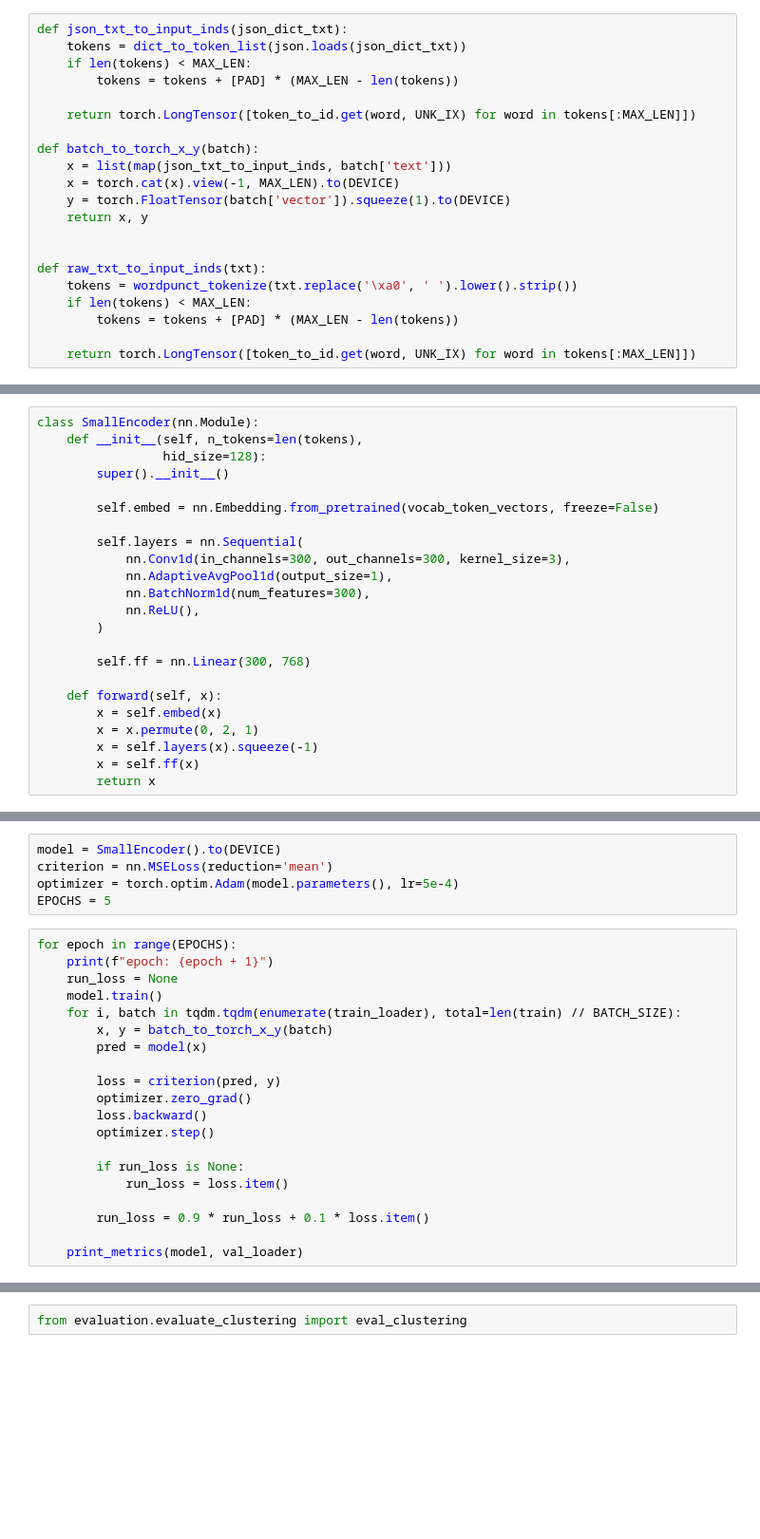
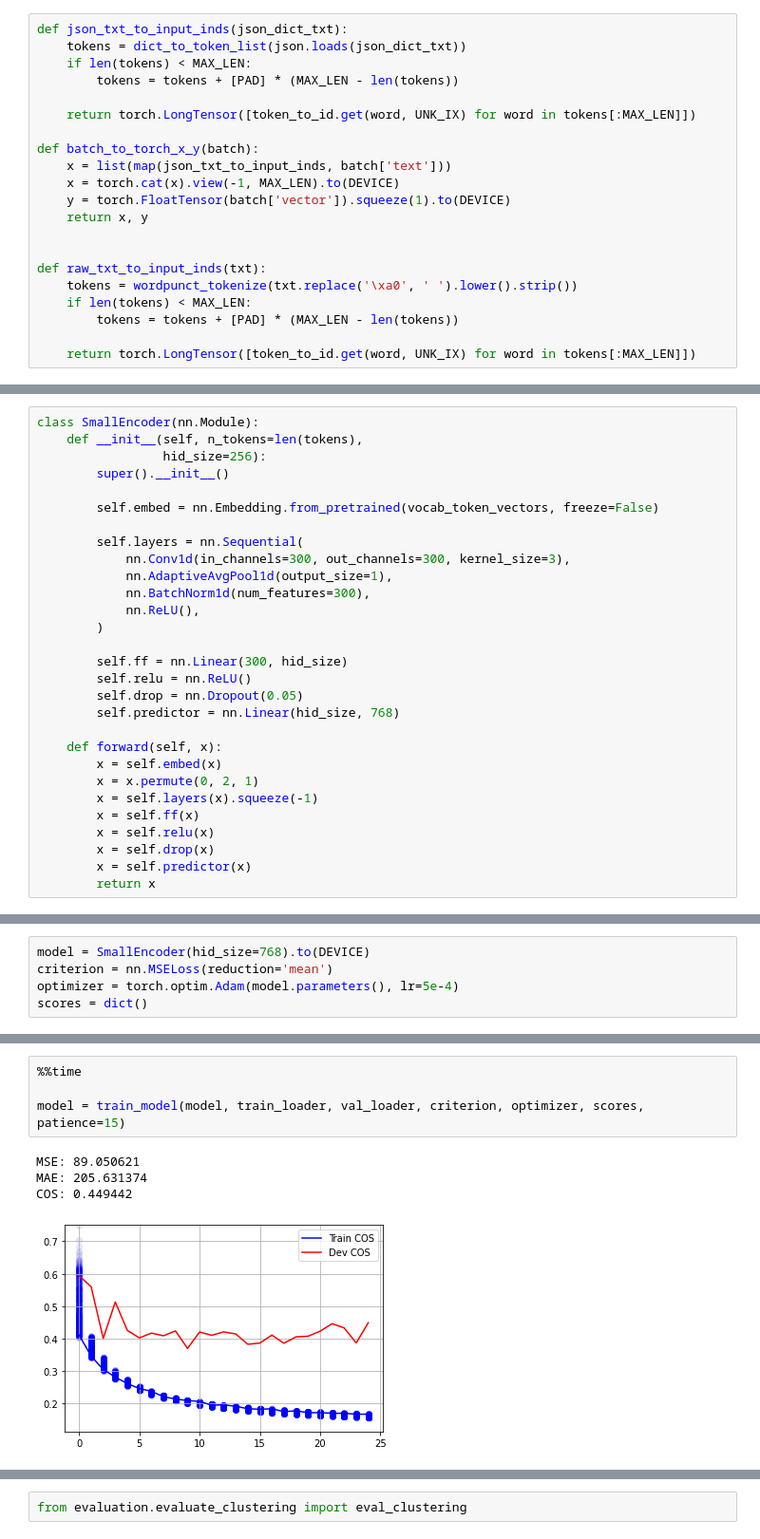
Before and after one commit to wilfreddesert/headline_generation, a Jupyter notebook: src/Clustering/train_small.ipynb, the cells around one changed output, grey strips where cells are left out. Shown at 95% size. Saved outputs shown, nothing was run; the diff lists cells and outputs as text; blank space fills up the shorter version.

Commit message:
eval small encoder

```diff
--- a/src/Clustering/train_small.ipynb
+++ b/src/Clustering/train_small.ipynb
@@ -160,7 +169,7 @@ def print_metrics(model, data_loader, batch_size=256):
 # %%
 class SmallEncoder(nn.Module):
     def __init__(self, n_tokens=len(tokens),
-                 hid_size=128):
+                 hid_size=256):
         super().__init__()
 
         self.embed = nn.Embedding.from_pretrained(vocab_token_vectors, freeze=False)
@@ -172,11 +181,17 @@ class SmallEncoder(nn.Module):
             nn.ReLU(),
         )
 
-        self.ff = nn.Linear(300, 768)
+        self.ff = nn.Linear(300, hid_size)
+        self.relu = nn.ReLU()
+        self.drop = nn.Dropout(0.05)
+        self.predictor = nn.Linear(hid_size, 768)
 
     def forward(self, x):
         x = self.embed(x)
         x = x.permute(0, 2, 1)
         x = self.layers(x).squeeze(-1)
         x = self.ff(x)
+        x = self.relu(x)
+        x = self.drop(x)
+        x = self.predictor(x)
         return x
@@ -183,25 +264,5 @@ class SmallEncoder(nn.Module):
 # %%
-model = SmallEncoder().to(DEVICE)
+model = SmallEncoder(hid_size=768).to(DEVICE)
 criterion = nn.MSELoss(reduction='mean')
 optimizer = torch.optim.Adam(model.parameters(), lr=5e-4)
-EPOCHS = 5
+scores = dict()
-# %%
-for epoch in range(EPOCHS):
-    print(f"epoch: {epoch + 1}")
-    run_loss = None
-    model.train()
-    for i, batch in tqdm.tqdm(enumerate(train_loader), total=len(train) // BATCH_SIZE):
-        x, y = batch_to_torch_x_y(batch)
-        pred = model(x)
-
-        loss = criterion(pred, y)
-        optimizer.zero_grad()
-        loss.backward()
-        optimizer.step()
-
-        if run_loss is None:
-            run_loss = loss.item()
-
-        run_loss = 0.9 * run_loss + 0.1 * loss.item()
-
-    print_metrics(model, val_loader)
@@ -228,0 +269,9 @@ Cosine loss: 14.48609
+# %%
+%%time
+
+model = train_model(model, train_loader, val_loader, criterion, optimizer, scores, patience=15)
+# %% [output]
+MSE: 89.050621
+MAE: 205.631374
+COS: 0.449442
+[figure, added]
```
Also changed, not shown: parts of 11 cells of this notebook.
